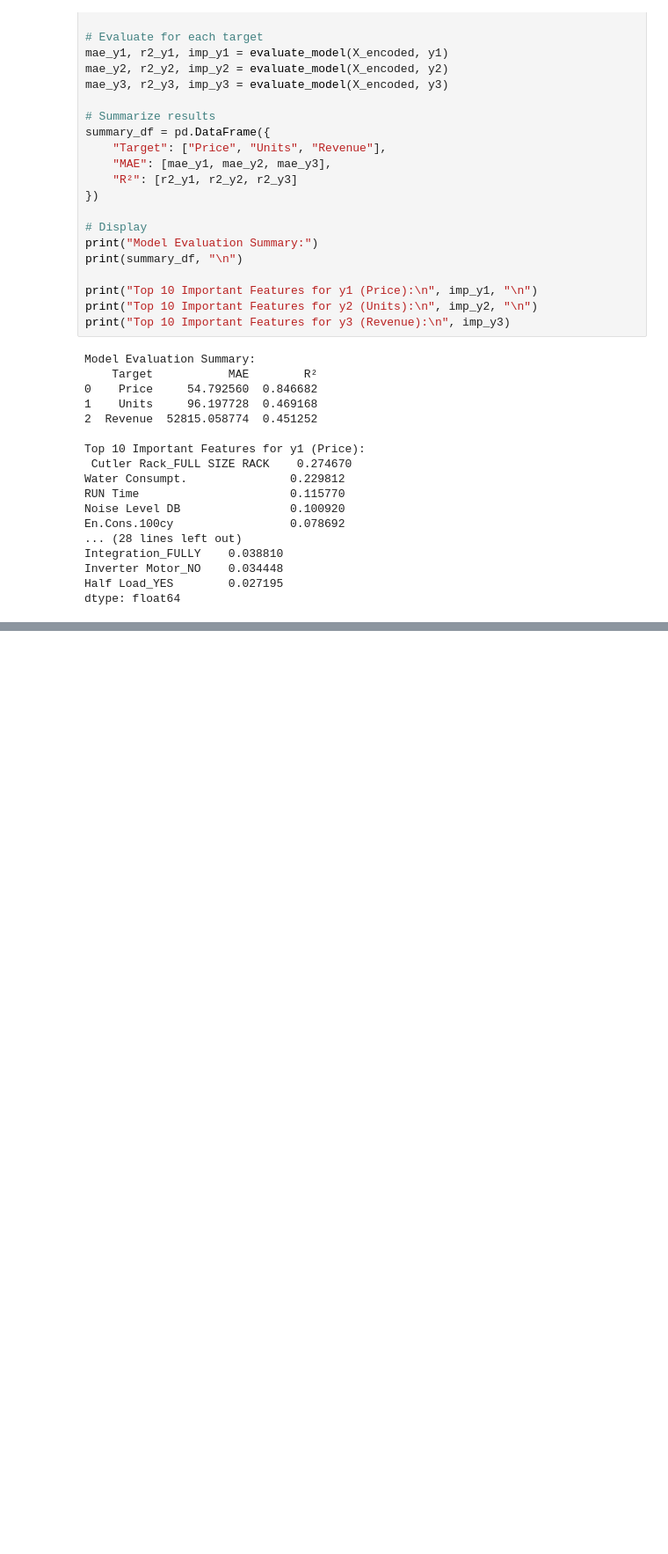
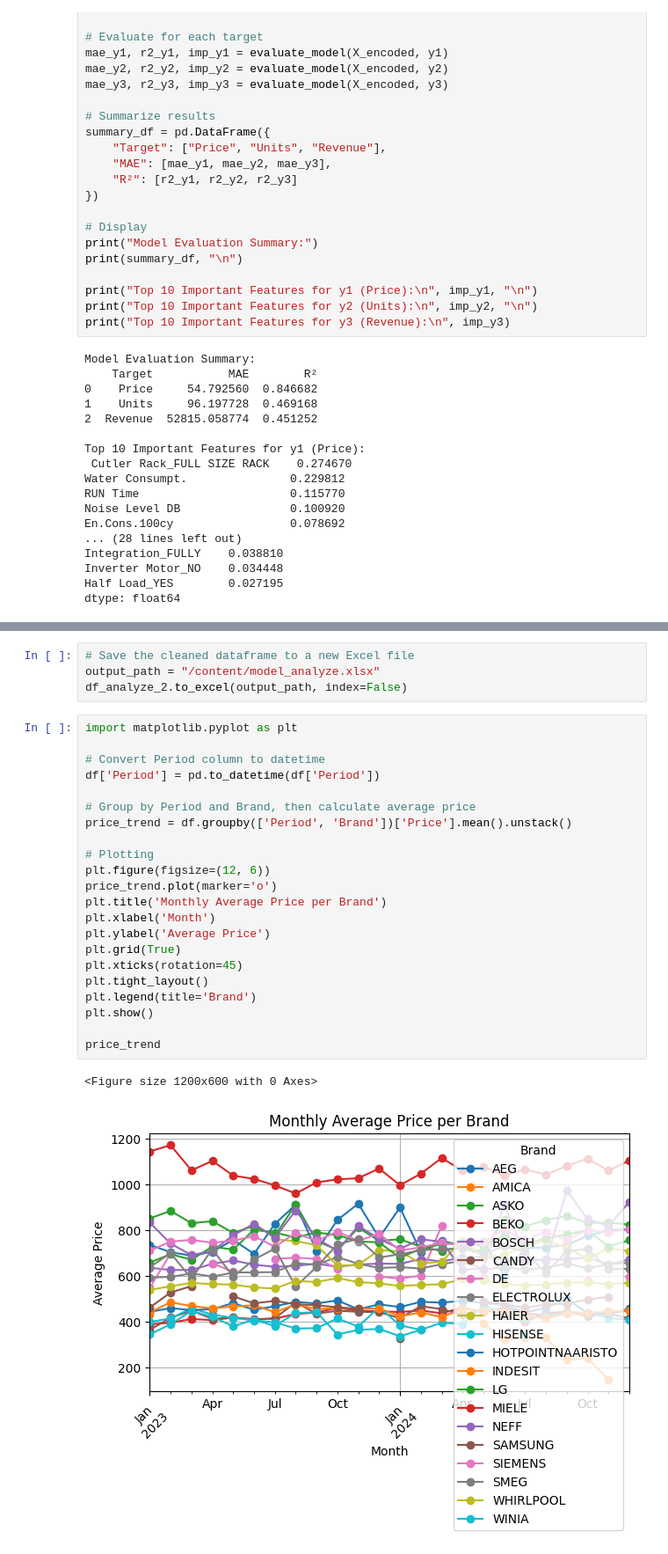
Before and after one commit to korkutanapa/stat571, a Jupyter notebook: stat571_project.ipynb, the cells around one changed output, grey strips where cells are left out. Shown at 88% size. Saved outputs shown, nothing was run; the diff lists cells and outputs as text; blank space fills up the shorter version.

```diff
--- a/stat571_project.ipynb
+++ b/stat571_project.ipynb
@@ -515,0 +721,29 @@ dtype: float64
+# %%
+# Save the cleaned dataframe to a new Excel file
+output_path = "/content/model_analyze.xlsx"
+df_analyze_2.to_excel(output_path, index=False)
+# %%
+import matplotlib.pyplot as plt
+
+# Convert Period column to datetime
+df['Period'] = pd.to_datetime(df['Period'])
+
+# Group by Period and Brand, then calculate average price
+price_trend = df.groupby(['Period', 'Brand'])['Price'].mean().unstack()
+
+# Plotting
+plt.figure(figsize=(12, 6))
+price_trend.plot(marker='o')
+plt.title('Monthly Average Price per Brand')
+plt.xlabel('Month')
+plt.ylabel('Average Price')
+plt.grid(True)
+plt.xticks(rotation=45)
+plt.tight_layout()
+plt.legend(title='Brand')
+plt.show()
+
+price_trend
+# %% [output]
+<Figure size 1200x600 with 0 Axes>
+[figure, added]
```
Also changed, not shown: parts of 31 cells of this notebook.
